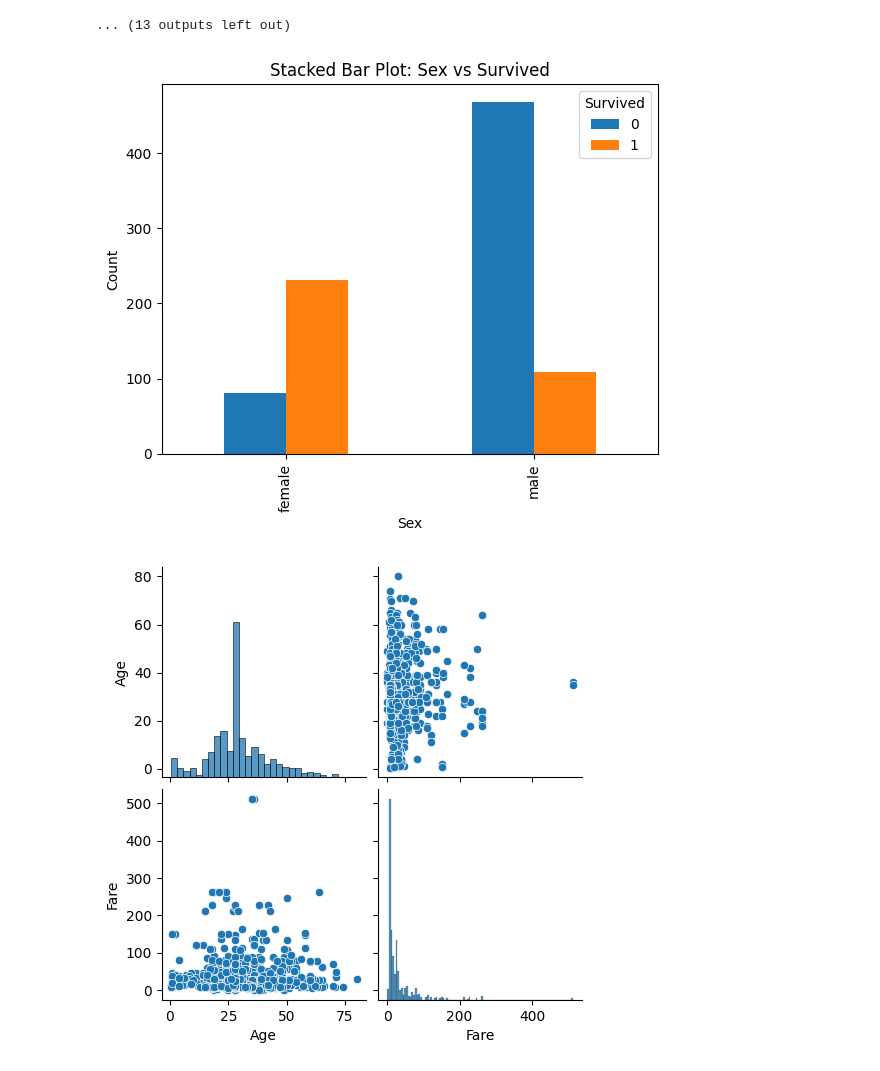
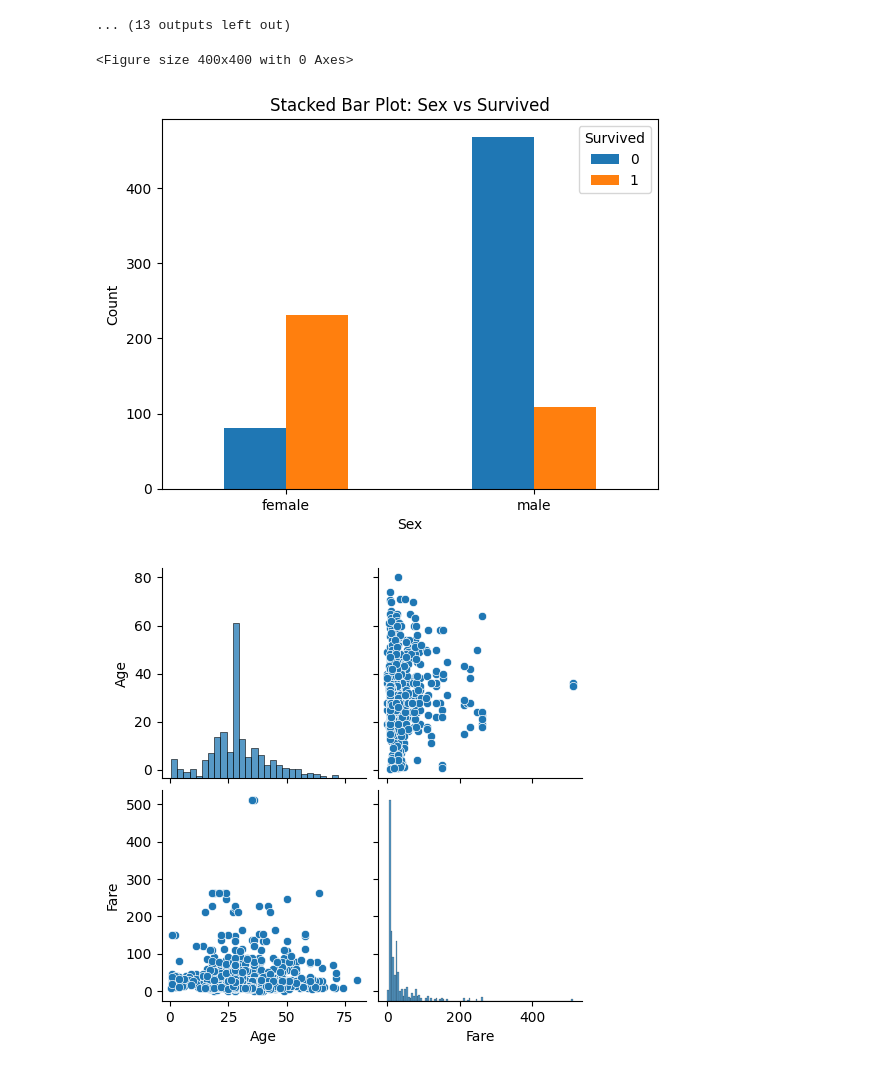
Before and after one commit to InsightByHarshit/Titanic-Analysis, a Jupyter notebook: Titanic_Analysis.ipynb, the cells around one changed output. Cells and saved outputs as stored; diff of their text form; code cells hidden in the pictures.

```diff
--- a/Titanic_Analysis.ipynb
+++ b/Titanic_Analysis.ipynb
@@ -492,12 +492,15 @@ Sex Vs Age
 # %%
 #Plotting a stacked bar chart for Survived and Sex
 
+plt.figure(figsize=(4,4))
 pd.crosstab(df['Sex'], df['Survived']).plot(kind='bar')
 plt.title('Stacked Bar Plot: Sex vs Survived')
 plt.ylabel('Count')
+plt.xticks(rotation=0)
 plt.show()
 # %% [output]
+<Figure size 400x400 with 0 Axes>
-[figure, old version]
+[figure, new version]
 # %%
 sns.pairplot(df[['Age', 'Fare']].dropna())
 plt.show()
```
Also changed, not shown: parts of 1 cell of this notebook.
